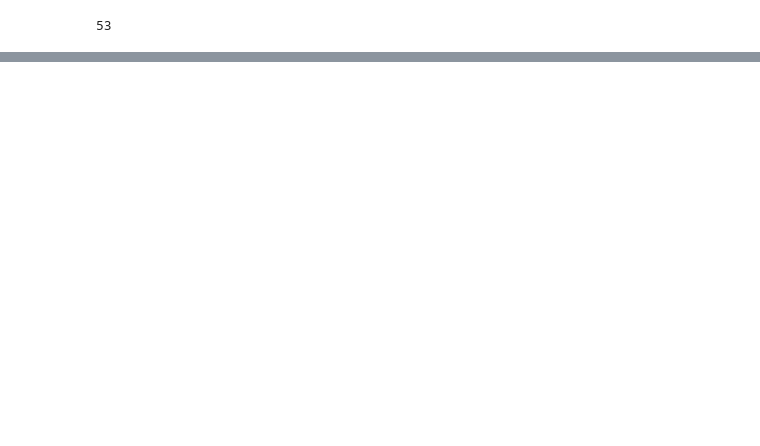
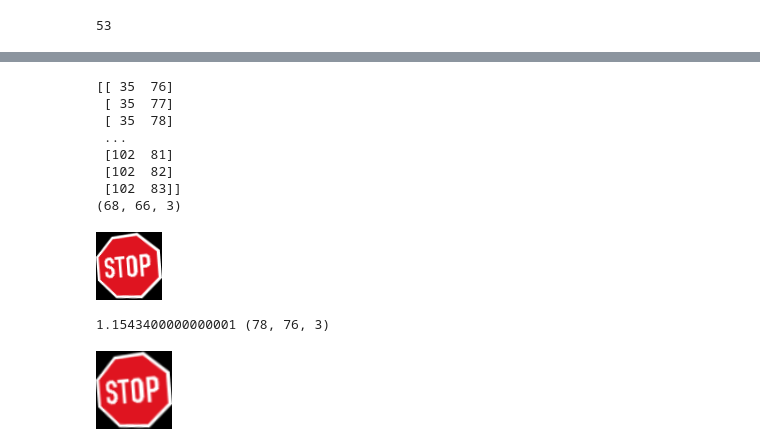
Before and after one commit to tschiolborg/synthetic_data_project, a Jupyter notebook: syn_test.ipynb, the cells around one changed output, grey strips where cells are left out. Drawn from its saved outputs; the diff is of its cells as text; code cells hidden in the pictures; blank space fills up the shorter version.

```diff
--- a/syn_test.ipynb
+++ b/syn_test.ipynb
@@ -115,0 +171,29 @@ torch.Size([4, 800, 800])
+# %%
+# rotation
+
+tmp, mask, theta = rotate(tmp, mask)
+
+print(tmp.shape)
+
+T.ToPILImage()(tmp)
+# %% [output]
+[[ 35  76]
+ [ 35  77]
+ [ 35  78]
+ ...
+ [102  81]
+ [102  82]
+ [102  83]]
+(68, 66, 3)
+[figure, added]
+# %%
+# scale
+
+tmp, mask, factor = scale(tmp, mask, relative_x=abs(2 * pos1 / img.shape[1]))
+
+print(factor, tmp.shape)
+
+T.ToPILImage()(tmp)
+# %% [output]
+1.1543400000000001 (78, 76, 3)
+[figure, added]
```
Also changed, not shown: parts of 12 cells of this notebook, 2 other files.
